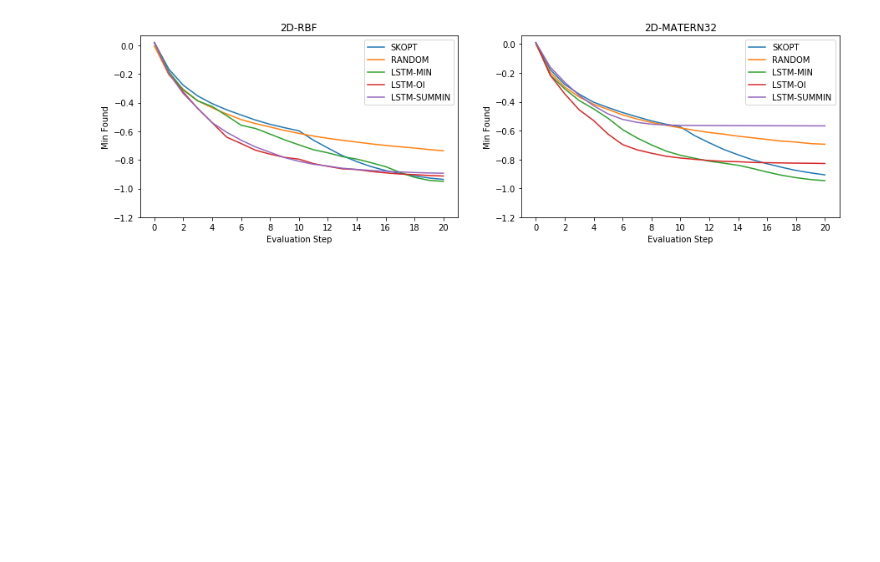
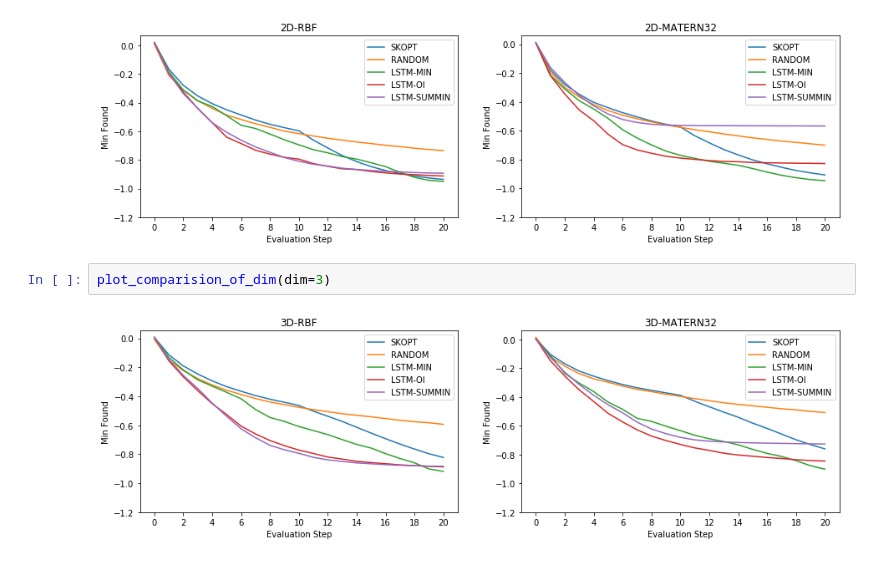
Before and after one commit to p16i/blackbox-optimization-using-rnns, a Jupyter notebook: compare-minimum-value-on-test-data.ipynb, the cells around one changed output. Saved outputs shown, nothing was run; the diff lists cells and outputs as text; blank space fills up the shorter version.

```diff
--- a/compare-minimum-value-on-test-data.ipynb
+++ b/compare-minimum-value-on-test-data.ipynb
@@ -126,3 +127,7 @@ plot_comparision_of_dim(dim=1)
 plot_comparision_of_dim(dim=2)
 # %% [output]
 [figure]
+# %%
+plot_comparision_of_dim(dim=3)
+# %% [output]
+[figure, added]
```
Also changed, not shown: parts of 3 cells of this notebook.
